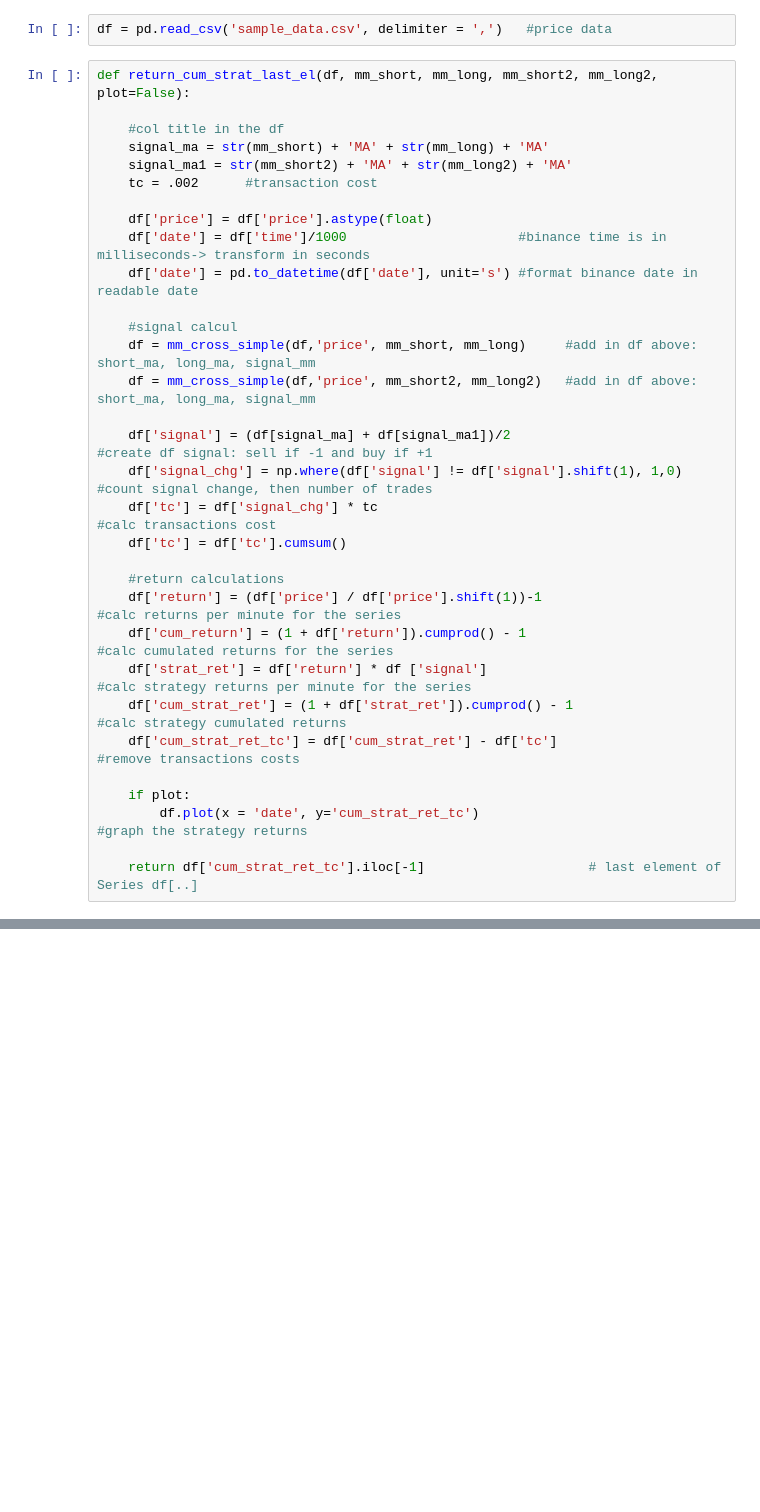
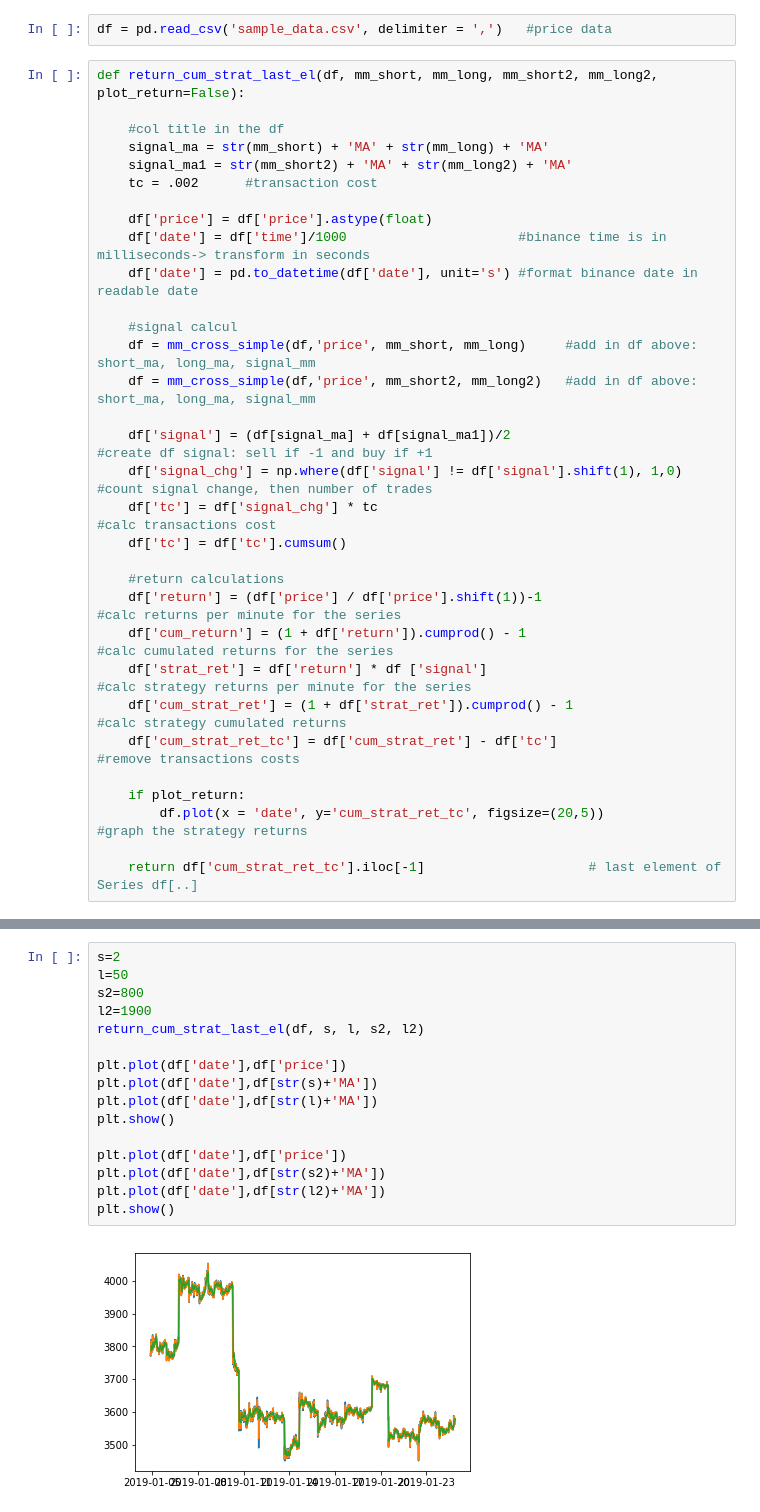
Before and after one commit to cristiean/MyBinder, a Jupyter notebook: alpha/alpha_1.1_stable.ipynb, the cells around one changed output, grey strips where cells are left out. Cells and saved outputs as stored; diff of their text form; blank space fills up the shorter version.

```diff
--- a/alpha/alpha_1.1_stable.ipynb
+++ b/alpha/alpha_1.1_stable.ipynb
@@ -17,7 +17,7 @@ def mm_cross_simple(df,col_price,mm_short,mm_long):
 # %%
 df = pd.read_csv('sample_data.csv', delimiter = ',')   #price data
 # %%
-def return_cum_strat_last_el(df, mm_short, mm_long, mm_short2, mm_long2, plot=False):
+def return_cum_strat_last_el(df, mm_short, mm_long, mm_short2, mm_long2, plot_return=False):
 
     #col title in the df
     signal_ma = str(mm_short) + 'MA' + str(mm_long) + 'MA'
@@ -44,7 +44,7 @@ def return_cum_strat_last_el(df, mm_short, mm_long, mm_short2, mm_long2, plot=Fa
     df['cum_strat_ret'] = (1 + df['strat_ret']).cumprod() - 1                  #calc strategy cumulated returns
     df['cum_strat_ret_tc'] = df['cum_strat_ret'] - df['tc']                    #remove transactions costs
 
-    if plot:
-        df.plot(x = 'date', y='cum_strat_ret_tc')                                  #graph the strategy returns
+    if plot_return:
+        df.plot(x = 'date', y='cum_strat_ret_tc', figsize=(20,5))                               #graph the strategy returns
 
     return df['cum_strat_ret_tc'].iloc[-1]                     # last element of Series df[..]
@@ -55,0 +51,18 @@ return_cum_strat_last_el(df, 2, 3, 3, 4, plot=True)
+# %%
+s=2
+l=50
+s2=800
+l2=1900
+return_cum_strat_last_el(df, s, l, s2, l2)
+
+plt.plot(df['date'],df['price'])
+plt.plot(df['date'],df[str(s)+'MA'])
+plt.plot(df['date'],df[str(l)+'MA'])
+plt.show()
+
+plt.plot(df['date'],df['price'])
+plt.plot(df['date'],df[str(s2)+'MA'])
+plt.plot(df['date'],df[str(l2)+'MA'])
+plt.show()
+# %% [output]
+[figure, added]
```
Also changed, not shown: parts of 6 cells of this notebook, 1 other file.
